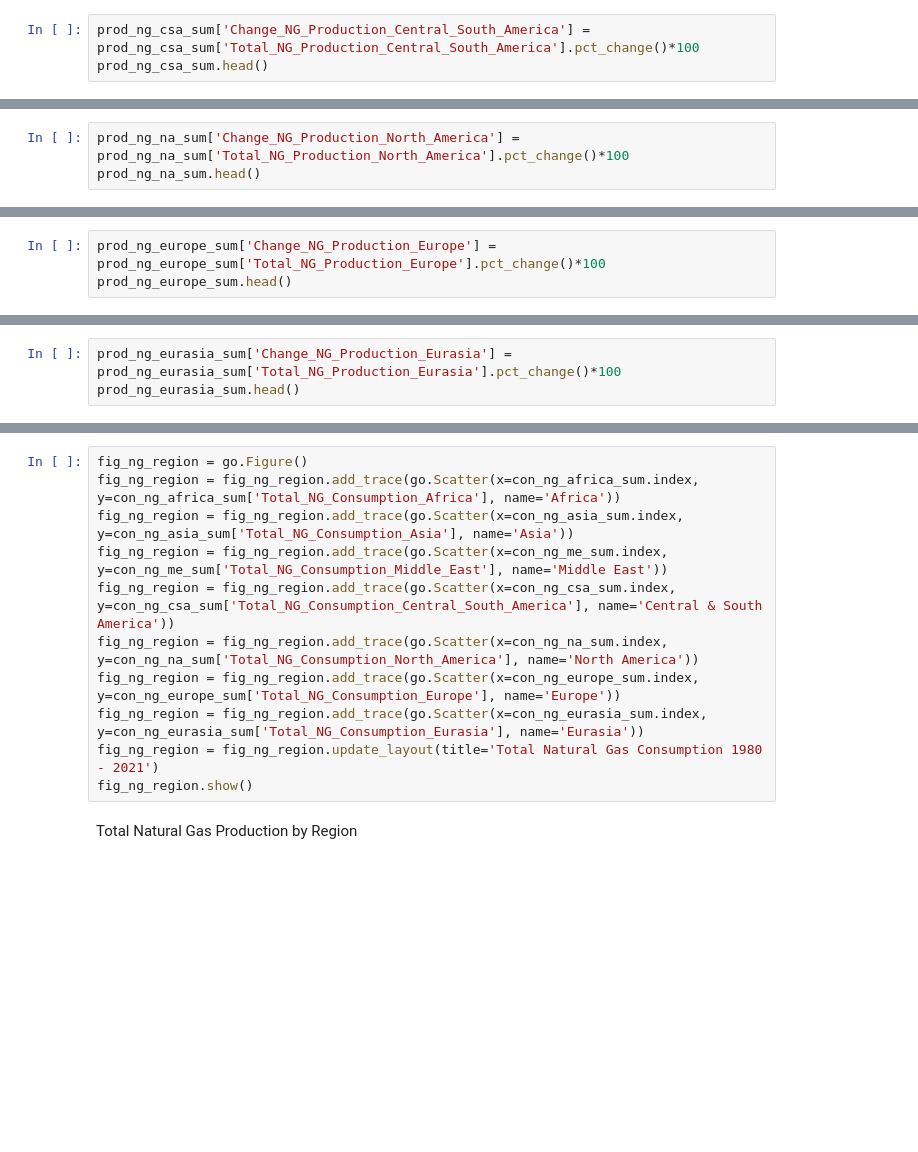
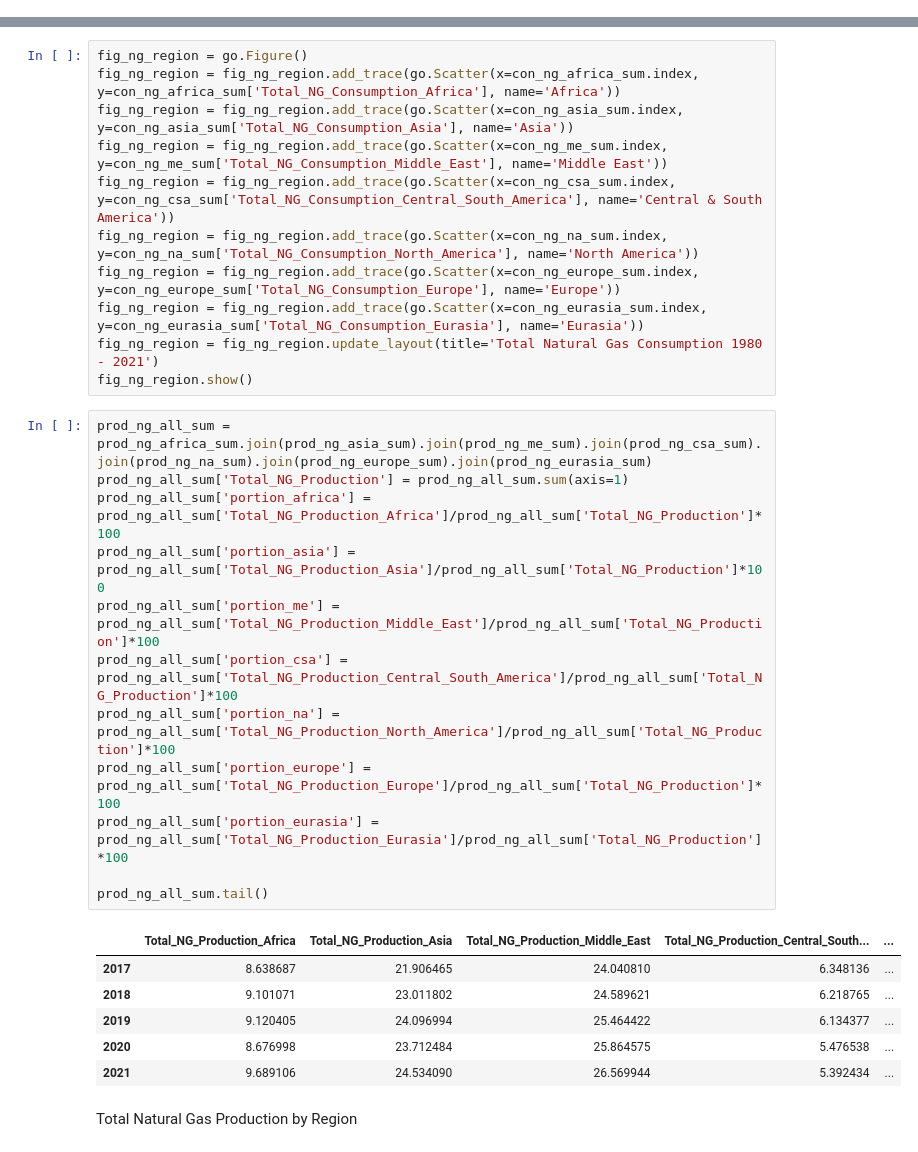
Before and after one commit to lurza/World-Energy-Analysis-main, a Jupyter notebook: Energy_Con_Prod.ipynb, the cells around one changed output, grey strips where cells are left out. Cells and saved outputs as stored; diff of their text form; blank space fills up the shorter version.

```diff
--- a/Energy_Con_Prod.ipynb
+++ b/Energy_Con_Prod.ipynb
@@ -2597,6 +2513,3 @@ prod_ng_csa_sum.head()
 | 1982 | 1.591101 |
 | 1983 | 1.644515 |
 | 1984 | 1.882318 |
-# %%
-prod_ng_csa_sum['Change_NG_Production_Central_South_America'] = prod_ng_csa_sum['Total_NG_Production_Central_South_America'].pct_change()*100
-prod_ng_csa_sum.head()
@@ -2675,6 +2571,3 @@ prod_ng_na_sum.head()
 | 1982 | 22.203994 |
 | 1983 | 20.286013 |
 | 1984 | 21.912381 |
-# %%
-prod_ng_na_sum['Change_NG_Production_North_America'] = prod_ng_na_sum['Total_NG_Production_North_America'].pct_change()*100
-prod_ng_na_sum.head()
@@ -2753,6 +2629,3 @@ prod_ng_europe_sum.head()
 | 1982 | 8.253435 |
 | 1983 | 8.504295 |
 | 1984 | 8.593558 |
-# %%
-prod_ng_europe_sum['Change_NG_Production_Europe'] = prod_ng_europe_sum['Total_NG_Production_Europe'].pct_change()*100
-prod_ng_europe_sum.head()
@@ -2831,6 +2687,3 @@ prod_ng_eurasia_sum.head()
 | 1982 | 17.662320 |
 | 1983 | 18.908073 |
 | 1984 | 21.407808 |
-# %%
-prod_ng_eurasia_sum['Change_NG_Production_Eurasia'] = prod_ng_eurasia_sum['Total_NG_Production_Eurasia'].pct_change()*100
-prod_ng_eurasia_sum.head()
@@ -2860,6 +2706,25 @@ fig_ng_region = fig_ng_region.add_trace(go.Scatter(x=con_ng_europe_sum.index, y=
 fig_ng_region = fig_ng_region.add_trace(go.Scatter(x=con_ng_eurasia_sum.index, y=con_ng_eurasia_sum['Total_NG_Consumption_Eurasia'], name='Eurasia'))
 fig_ng_region = fig_ng_region.update_layout(title='Total Natural Gas Consumption 1980 - 2021')
 fig_ng_region.show()
+# %%
+prod_ng_all_sum = prod_ng_africa_sum.join(prod_ng_asia_sum).join(prod_ng_me_sum).join(prod_ng_csa_sum).join(prod_ng_na_sum).join(prod_ng_europe_sum).join(prod_ng_eurasia_sum)
+prod_ng_all_sum['Total_NG_Production'] = prod_ng_all_sum.sum(axis=1)
+prod_ng_all_sum['portion_africa'] = prod_ng_all_sum['Total_NG_Production_Africa']/prod_ng_all_sum['Total_NG_Production']*100
+prod_ng_all_sum['portion_asia'] = prod_ng_all_sum['Total_NG_Production_Asia']/prod_ng_all_sum['Total_NG_Production']*100
+prod_ng_all_sum['portion_me'] = prod_ng_all_sum['Total_NG_Production_Middle_East']/prod_ng_all_sum['Total_NG_Production']*100
+prod_ng_all_sum['portion_csa'] = prod_ng_all_sum['Total_NG_Production_Central_South_America']/prod_ng_all_sum['Total_NG_Production']*100
+prod_ng_all_sum['portion_na'] = prod_ng_all_sum['Total_NG_Production_North_America']/prod_ng_all_sum['Total_NG_Production']*100
+prod_ng_all_sum['portion_europe'] = prod_ng_all_sum['Total_NG_Production_Europe']/prod_ng_all_sum['Total_NG_Production']*100
+prod_ng_all_sum['portion_eurasia'] = prod_ng_all_sum['Total_NG_Production_Eurasia']/prod_ng_all_sum['Total_NG_Production']*100
+
+prod_ng_all_sum.tail()
+# %% [output]
+|  | Total_NG_Production_Africa | Total_NG_Production_Asia | Total_NG_Production_Middle_East | Total_NG_Production_Central_South... | ... |
+| 2017 | 8.638687 | 21.906465 | 24.040810 | 6.348136 | ... |
+| 2018 | 9.101071 | 23.011802 | 24.589621 | 6.218765 | ... |
+| 2019 | 9.120405 | 24.096994 | 25.464422 | 6.134377 | ... |
+| 2020 | 8.676998 | 23.712484 | 25.864575 | 5.476538 | ... |
+| 2021 | 9.689106 | 24.534090 | 26.569944 | 5.392434 | ... |
 # %% [markdown]
 Total Natural Gas Production by Region
 # %%
```
Also changed, not shown: parts of 59 cells of this notebook.
